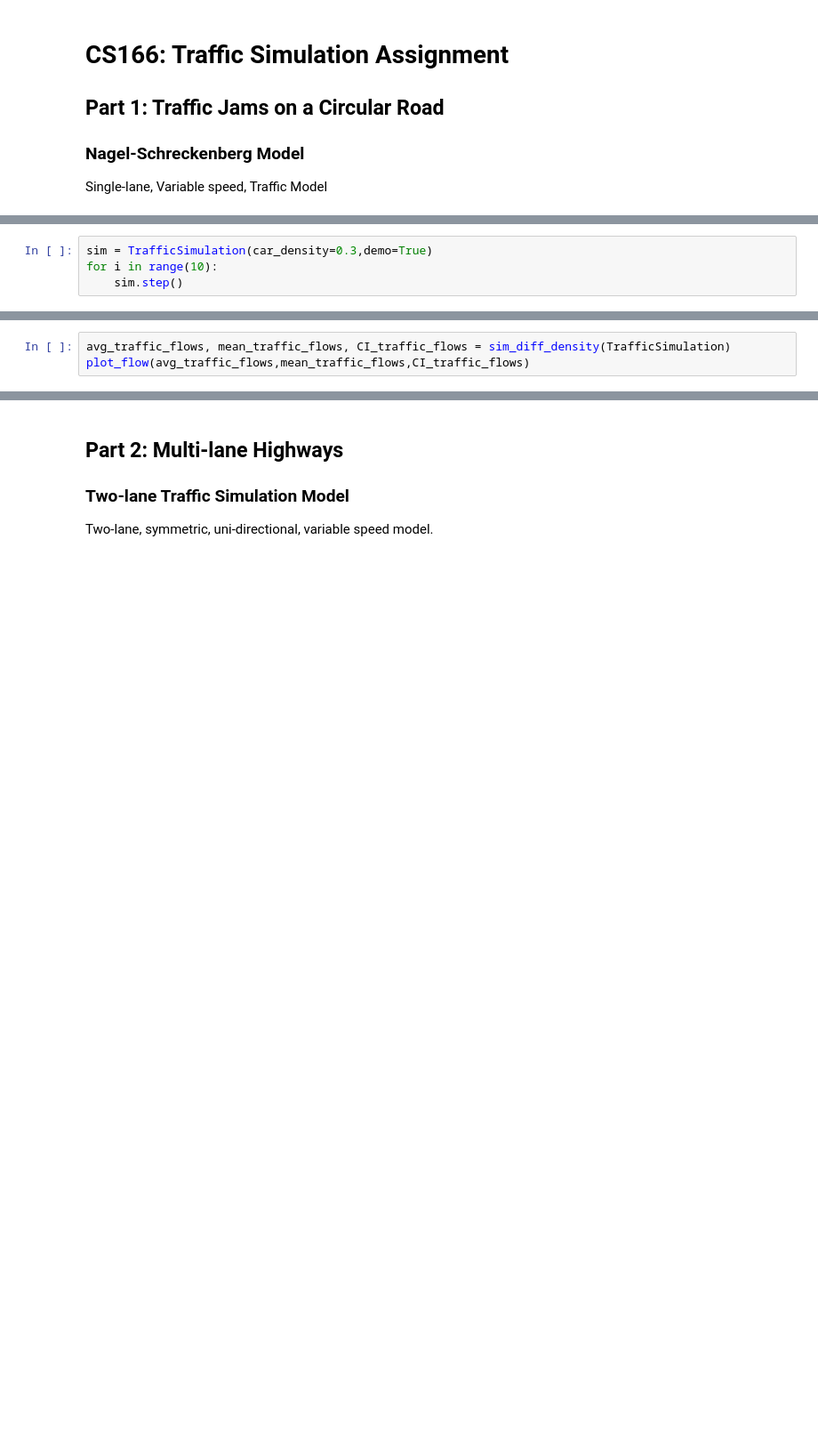
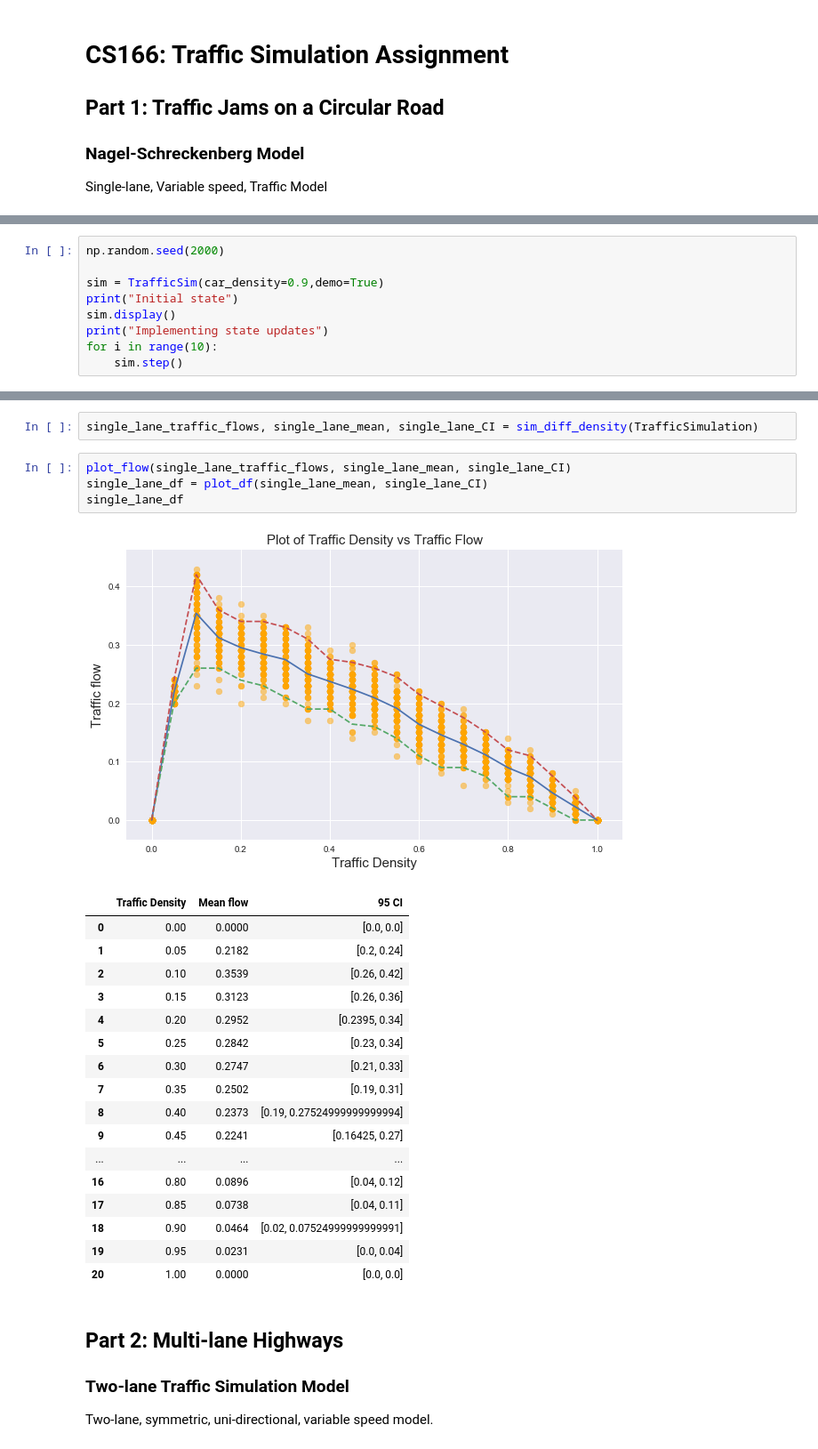
Before and after one commit to hueyning/cs166-repo, a Jupyter notebook: CS166 Session 4.1 - Case study Traffic flow/CS166_traffic_sim_assignment.ipynb, the cells around one changed output, grey strips where cells are left out. Shown: that part at 89% size. Cells and saved outputs as stored; diff of their text form; blank space fills up the shorter version.

```diff
--- a/CS166 Session 4.1 - Case study Traffic flow/CS166_traffic_sim_assignment.ipynb
+++ b/CS166 Session 4.1 - Case study Traffic flow/CS166_traffic_sim_assignment.ipynb
@@ -96,5 +195,10 @@ class TrafficSimulation:
 # %%
-sim = TrafficSimulation(car_density=0.3,demo=True)
+np.random.seed(2000)
+
+sim = TrafficSim(car_density=0.9,demo=True)
+print("Initial state")
+sim.display()
+print("Implementing state updates")
 for i in range(10):
     sim.step()
 # %% [output]
@@ -151,3 +221,0 @@ def plot_flow(avg_traffic_flows, mean_traffic_flows, CI_traffic_flows, density=n
-# %%
-avg_traffic_flows, mean_traffic_flows, CI_traffic_flows = sim_diff_density(TrafficSimulation)
-plot_flow(avg_traffic_flows,mean_traffic_flows,CI_traffic_flows)
@@ -156,3 +328,28 @@ plot_flow(avg_traffic_flows,mean_traffic_flows,CI_traffic_flows)
+# %%
+single_lane_traffic_flows, single_lane_mean, single_lane_CI = sim_diff_density(TrafficSimulation)
+# %%
+plot_flow(single_lane_traffic_flows, single_lane_mean, single_lane_CI)
+single_lane_df = plot_df(single_lane_mean, single_lane_CI)
+single_lane_df
+# %% [output]
+[figure, added]
+|  | Traffic Density | Mean flow | 95 CI |
+| 0 | 0.00 | 0.0000 | [0.0, 0.0] |
+| 1 | 0.05 | 0.2182 | [0.2, 0.24] |
+| 2 | 0.10 | 0.3539 | [0.26, 0.42] |
+| 3 | 0.15 | 0.3123 | [0.26, 0.36] |
+| 4 | 0.20 | 0.2952 | [0.2395, 0.34] |
+| 5 | 0.25 | 0.2842 | [0.23, 0.34] |
+| 6 | 0.30 | 0.2747 | [0.21, 0.33] |
+| 7 | 0.35 | 0.2502 | [0.19, 0.31] |
+| 8 | 0.40 | 0.2373 | [0.19, 0.27524999999999994] |
+| 9 | 0.45 | 0.2241 | [0.16425, 0.27] |
+| ... | ... | ... | ... |
+| 16 | 0.80 | 0.0896 | [0.04, 0.12] |
+| 17 | 0.85 | 0.0738 | [0.04, 0.11] |
+| 18 | 0.90 | 0.0464 | [0.02, 0.07524999999999991] |
+| 19 | 0.95 | 0.0231 | [0.0, 0.04] |
+| 20 | 1.00 | 0.0000 | [0.0, 0.0] |
 # %% [markdown]
 <h2>Part 2: Multi-lane Highways</h2>
 <h3>Two-lane Traffic Simulation Model</h3>
```
Also changed, not shown: parts of 13 cells of this notebook, 1 other file.
